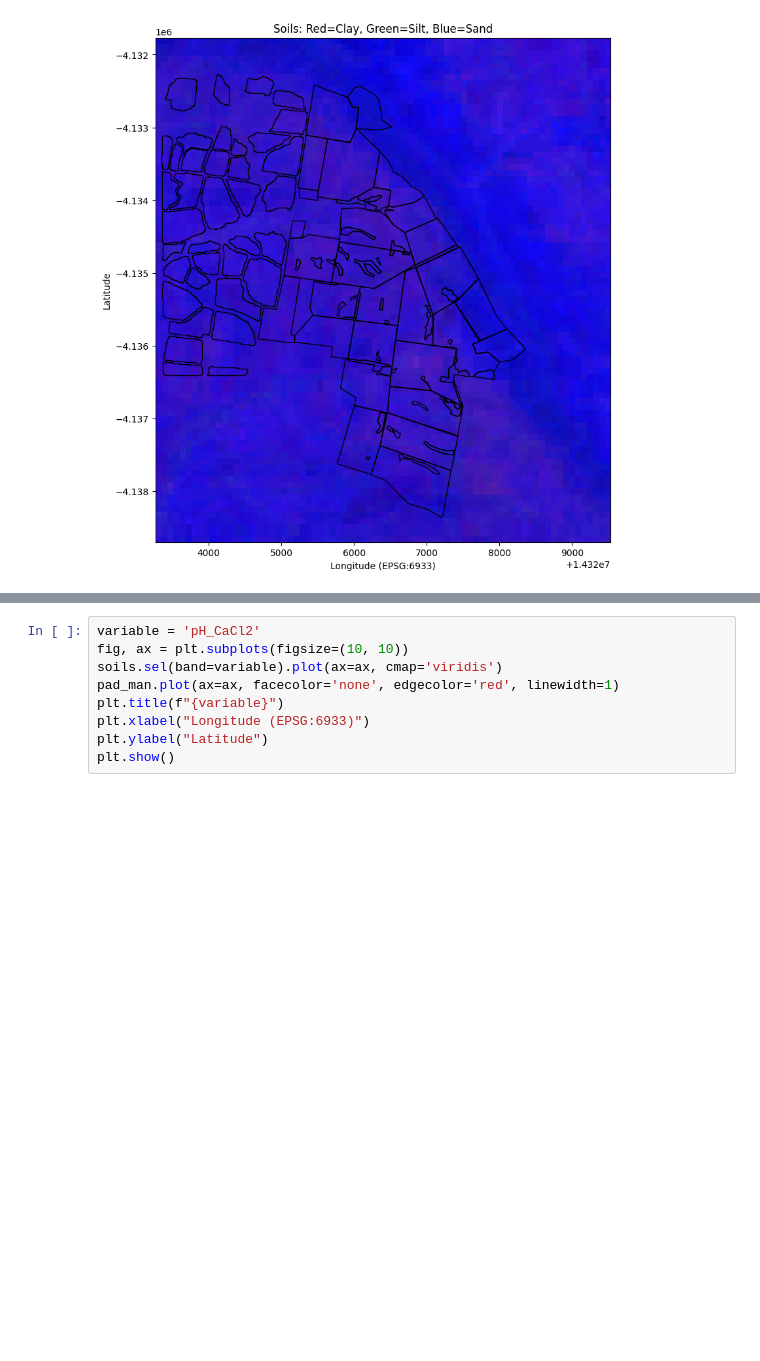
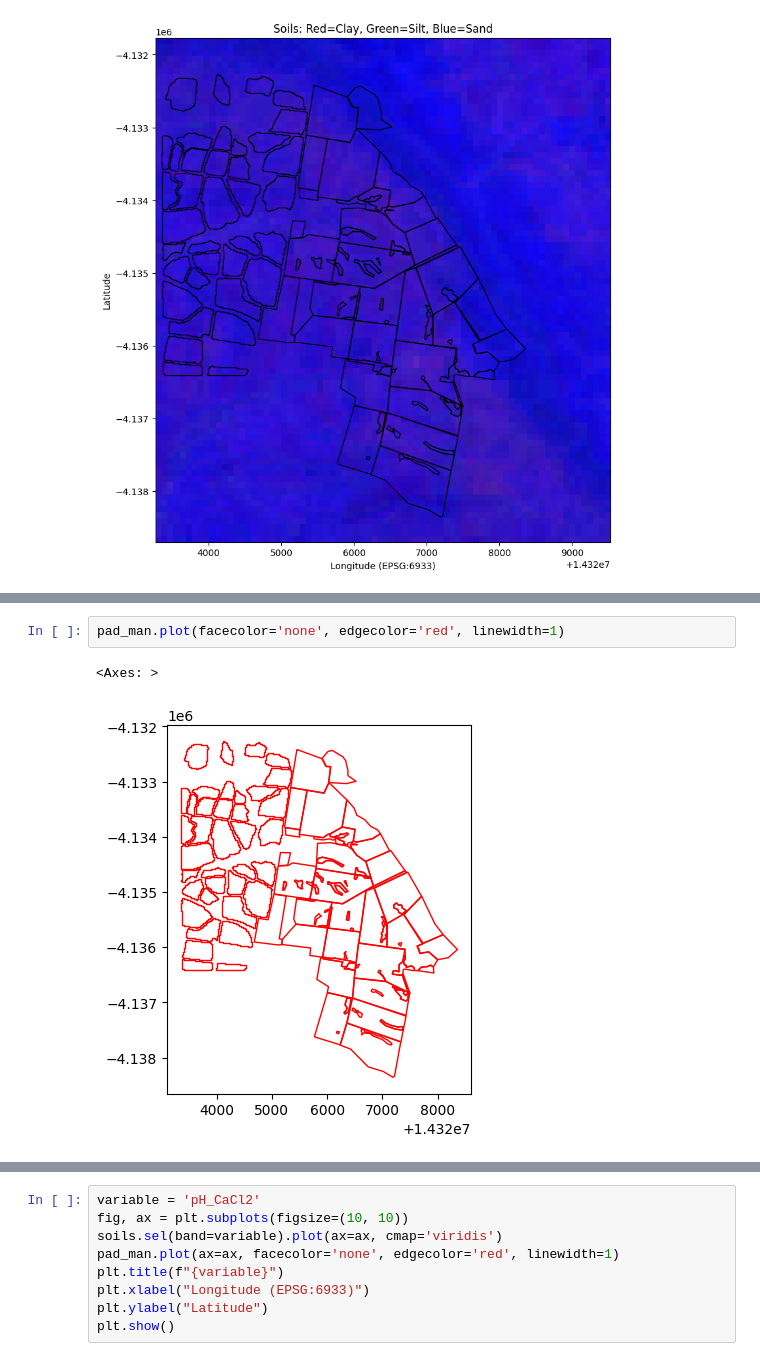
Before and after one commit to johnburley3000/PaddockTS, a Jupyter notebook: Notebooks/Milgadara_fractional_cover.ipynb, the cells around one changed output, grey strips where cells are left out. Saved outputs shown, nothing was run; the diff lists cells and outputs as text; blank space fills up the shorter version.

```diff
--- a/Notebooks/Milgadara_fractional_cover.ipynb
+++ b/Notebooks/Milgadara_fractional_cover.ipynb
@@ -371,2 +320,7 @@ array([[15.791472, 15.298645, 15.985539, ..., 22.262814, 23.113855,
+# %%
+pad_man.plot(facecolor='none', edgecolor='red', linewidth=1)
+# %% [output]
+<Axes: >
+[figure, added]
 # %%
 # Define the variables and their respective titles
```
Also changed, not shown: parts of 28 cells of this notebook.
